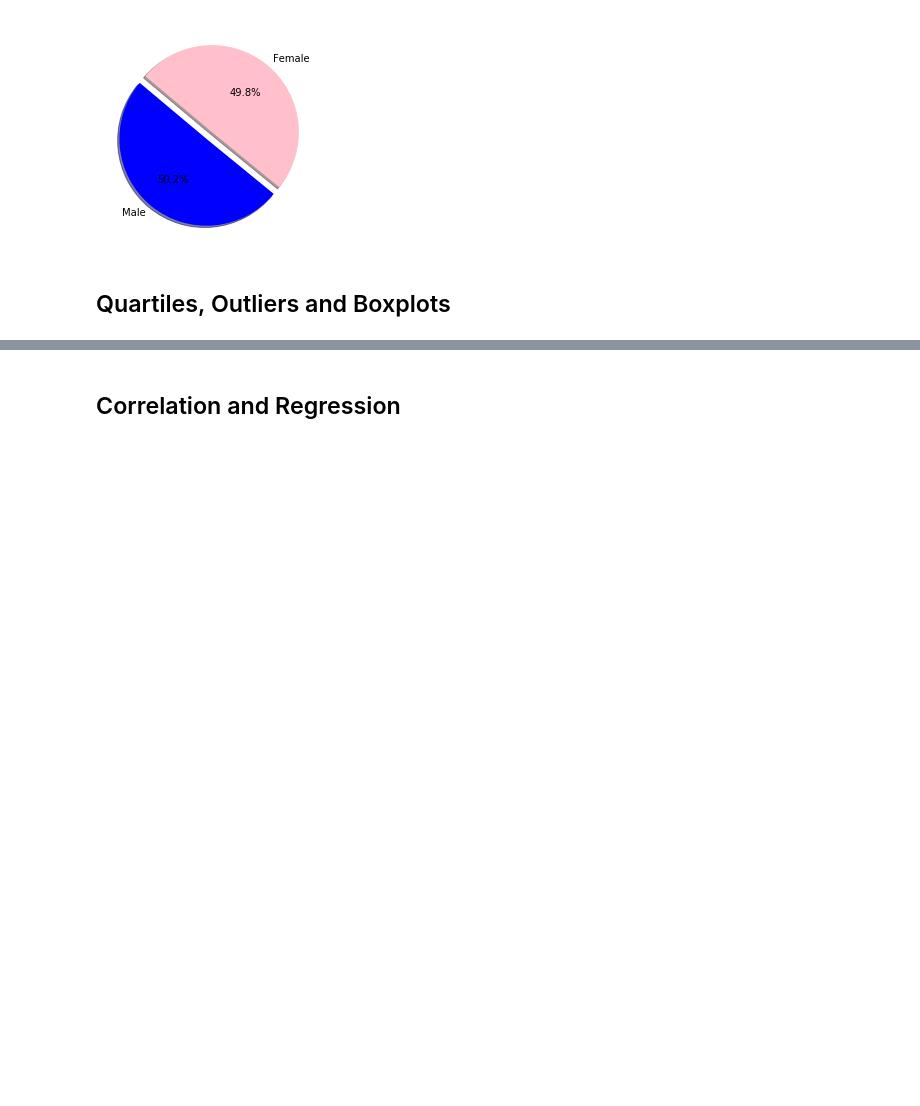
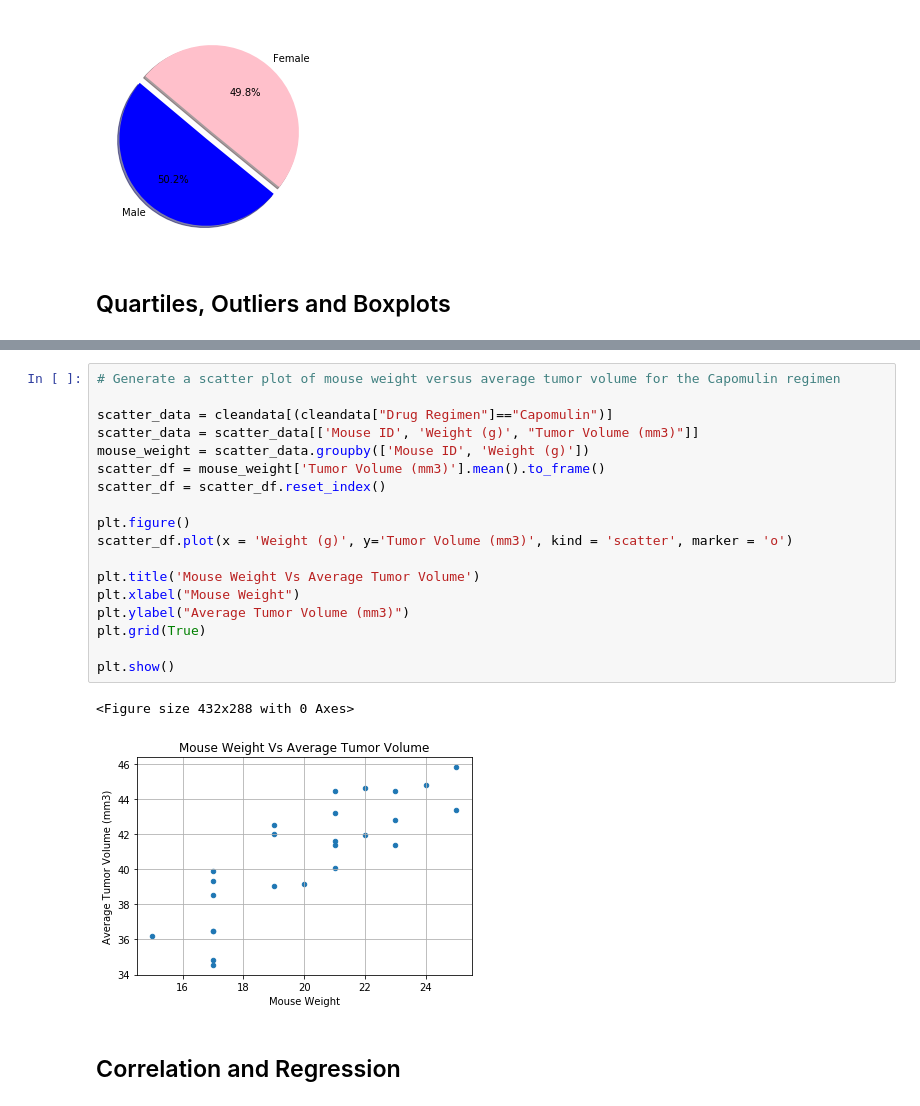
Before and after one commit to DanielDesmondUCD/matplotlib, a Jupyter notebook: Desktop/matplotlibhw/Pymaceuticals/pymaceuticals_starter.ipynb, the cells around one changed output, grey strips where cells are left out. Drawn from its saved outputs; the diff is of its cells as text; blank space fills up the shorter version.

```diff
--- a/Desktop/matplotlibhw/Pymaceuticals/pymaceuticals_starter.ipynb
+++ b/Desktop/matplotlibhw/Pymaceuticals/pymaceuticals_starter.ipynb
@@ -241,3 +290,24 @@ tumor_vol = []
+# %%
+# Generate a scatter plot of mouse weight versus average tumor volume for the Capomulin regimen
+
+scatter_data = cleandata[(cleandata["Drug Regimen"]=="Capomulin")]
+scatter_data = scatter_data[['Mouse ID', 'Weight (g)', "Tumor Volume (mm3)"]]
+mouse_weight = scatter_data.groupby(['Mouse ID', 'Weight (g)'])
+scatter_df = mouse_weight['Tumor Volume (mm3)'].mean().to_frame()
+scatter_df = scatter_df.reset_index()
+
+plt.figure()
+scatter_df.plot(x = 'Weight (g)', y='Tumor Volume (mm3)', kind = 'scatter', marker = 'o')
+
+plt.title('Mouse Weight Vs Average Tumor Volume')
+plt.xlabel("Mouse Weight")
+plt.ylabel("Average Tumor Volume (mm3)")
+plt.grid(True)
+
+plt.show()
+# %% [output]
+<Figure size 432x288 with 0 Axes>
+[figure, added]
 # %% [markdown]
 ## Correlation and Regression
 # %%
```
Also changed, not shown: parts of 10 cells of this notebook.
